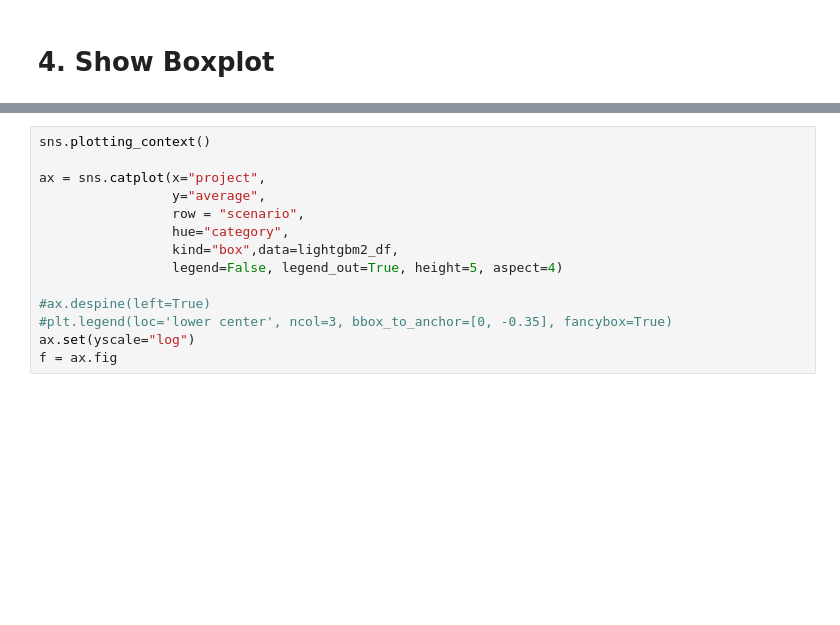
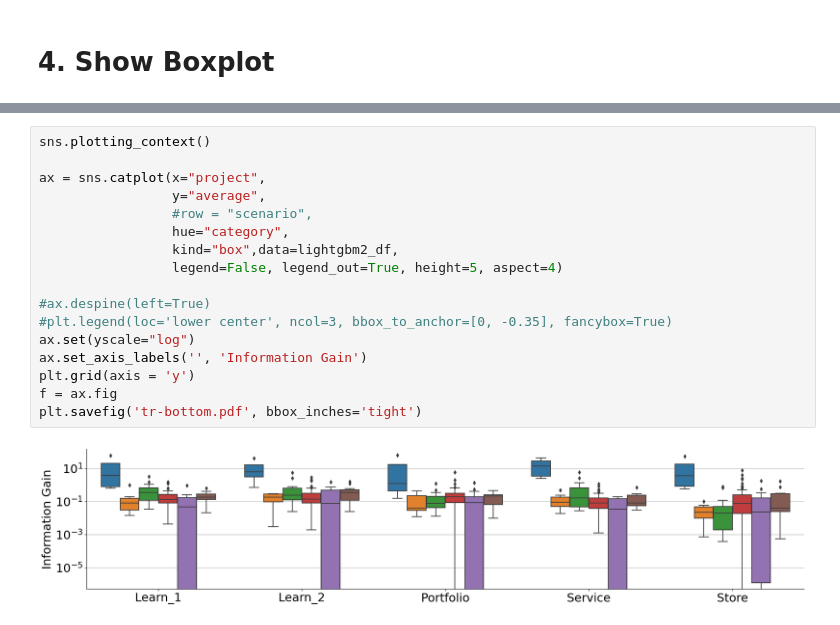
Before and after one commit to RELabUU/LCDTrace, a Jupyter notebook: notebooks/calculating_feature_importance.ipynb, the cells around one changed output, grey strips where cells are left out. Drawn from its saved outputs; the diff is of its cells as text; blank space fills up the shorter version.

```diff
--- a/notebooks/calculating_feature_importance.ipynb
+++ b/notebooks/calculating_feature_importance.ipynb
@@ -382,17 +391,22 @@ f = ax.fig
 # %%
 sns.plotting_context()
 
 ax = sns.catplot(x="project",
                  y="average",
-                 row = "scenario",
+                 #row = "scenario",
                  hue="category",
                  kind="box",data=lightgbm2_df,
                  legend=False, legend_out=True, height=5, aspect=4)
 
 #ax.despine(left=True)
 #plt.legend(loc='lower center', ncol=3, bbox_to_anchor=[0, -0.35], fancybox=True)
 ax.set(yscale="log")
+ax.set_axis_labels('', 'Information Gain')
+plt.grid(axis = 'y')
 f = ax.fig
+plt.savefig('tr-bottom.pdf', bbox_inches='tight')
+# %% [output]
+[figure, added]
 # %%
 sns.plotting_context()
 
```
Also changed, not shown: parts of 10 cells of this notebook.
